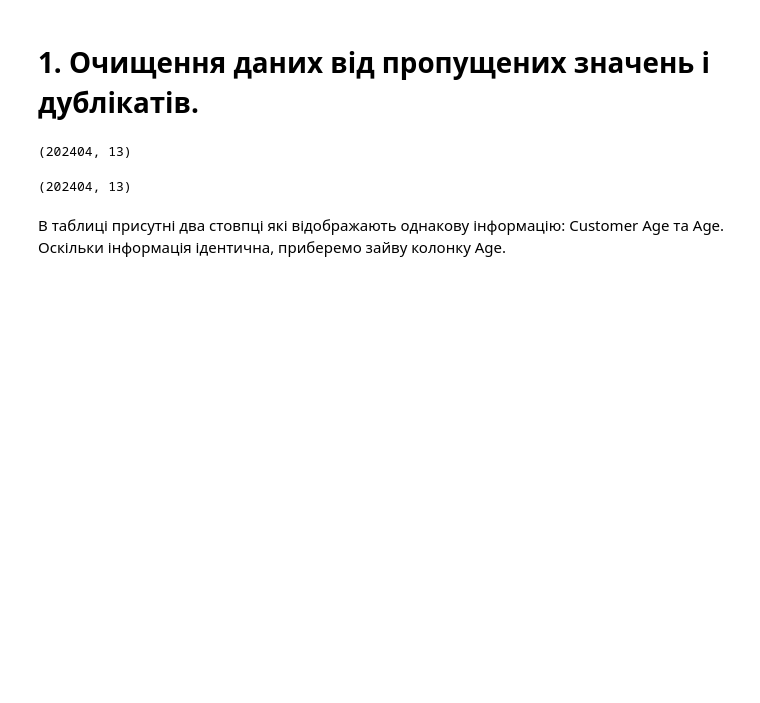
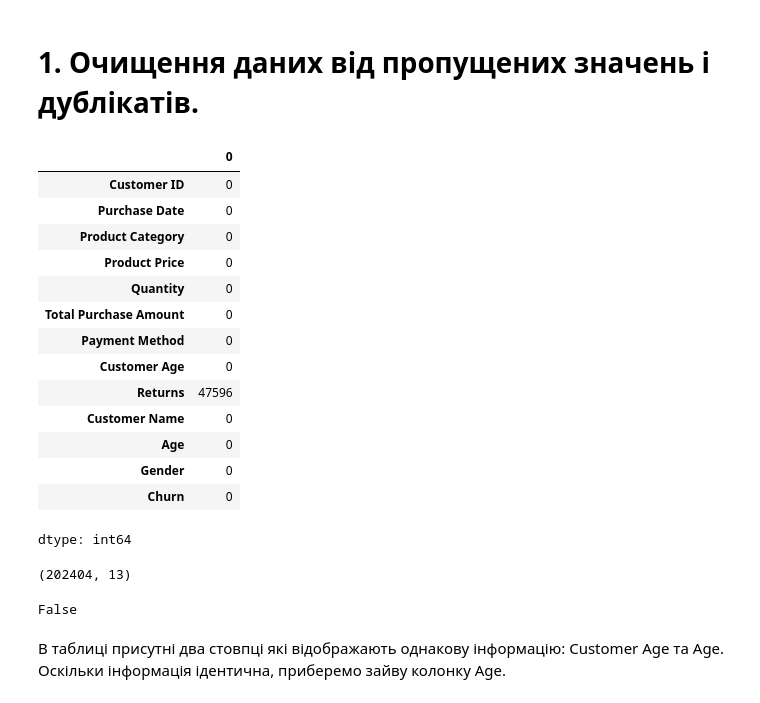
Before and after one commit to IraKukharuk/Portfolio, a Jupyter notebook: Project_Ecommerce_customer_data_custom_ratios.ipynb, the cells around one changed output. Drawn from its saved outputs; the diff is of its cells as text; code cells hidden in the pictures; blank space fills up the shorter version.

```diff
--- a/Project_Ecommerce_customer_data_custom_ratios.ipynb
+++ b/Project_Ecommerce_customer_data_custom_ratios.ipynb
@@ -70,5 +70,24 @@ df.dtypes
 dtype: object
 # %% [markdown]
 # 1. Очищення даних від пропущених значень і дублікатів.
+# %%
+# перевірка на пропущені значення
+df.isna().sum()
+# %% [output]
+|  | 0 |
+| Customer ID | 0 |
+| Purchase Date | 0 |
+| Product Category | 0 |
+| Product Price | 0 |
+| Quantity | 0 |
+| Total Purchase Amount | 0 |
+| Payment Method | 0 |
+| Customer Age | 0 |
+| Returns | 47596 |
+| Customer Name | 0 |
+| Age | 0 |
+| Gender | 0 |
+| Churn | 0 |
+dtype: int64
 # %%
 # очищення пропущених значень
@@ -76,12 +95,11 @@ df.dropna(inplace=True)
 df.shape
 # %% [output]
 (202404, 13)
-# %%
-# очищення від дублікатів
-df = df.drop_duplicates()
-df.shape
-# %% [output]
-(202404, 13)
+# %%
+# перевірка на дублікати
+df.duplicated().any()
+# %% [output]
+False
 # %% [markdown]
 В таблиці присутні два стовпці які відображають однакову інформацію: Customer Age та Age. Оскільки інформація ідентична, приберемо зайву колонку Age.
 # %%
```
Also changed, not shown: parts of 34 cells of this notebook.
